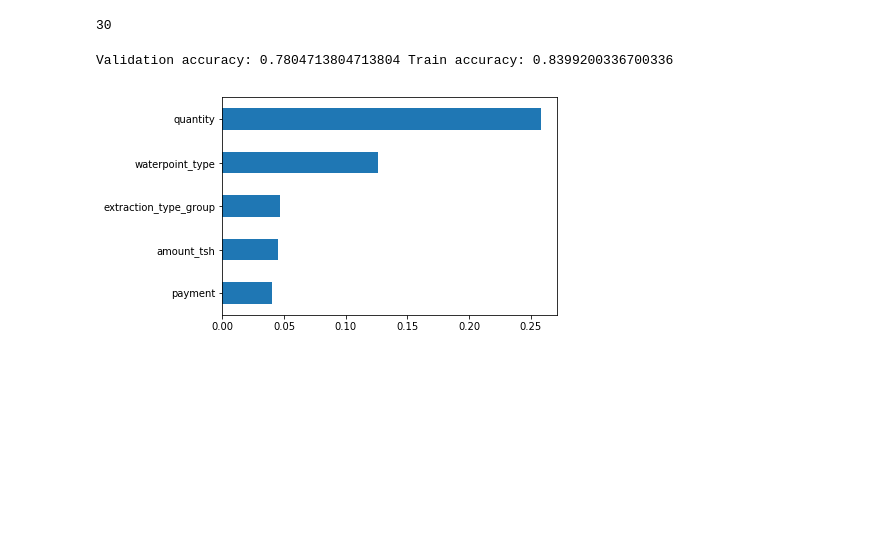
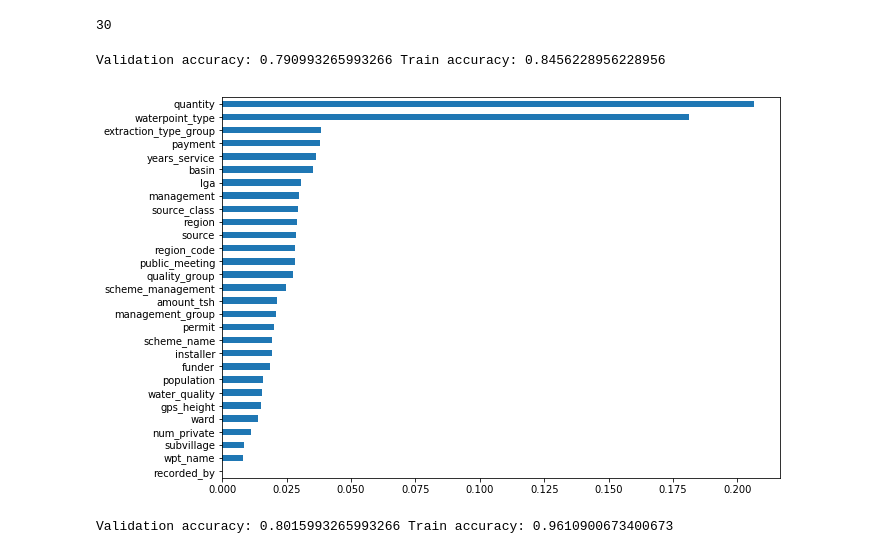
Before and after one commit to bkrant/DS3-Predictive-Modeling-Challenge, a Jupyter notebook: WaterPump_Kaggle.ipynb, the cells around one changed output. Drawn from its saved outputs; the diff is of its cells as text; code cells hidden in the pictures; blank space fills up the shorter version.

```diff
--- a/WaterPump_Kaggle.ipynb
+++ b/WaterPump_Kaggle.ipynb
@@ -19,3 +85,8 @@ df_train_features = pd.read_csv('train_features.csv')
+# %%
+from sklearn.model_selection import train_test_split
+X = df.drop(columns=['status_group'])
+y = df['status_group']
+X_train, X_val, y_train, y_val = train_test_split(X, y, stratify=y, random_state=42, train_size=0.8)
 # %%
 all(df_train_features['source_type']==df_train_features['source']), all(test_features['source_type']==test_features['source'])
 # %% [output]
@@ -323,7 +355,3 @@ def train_validation_test_split(X, y, train_size=0.8, val_size=0.1, test_size=0.
-# %%
-X = df.drop(columns=['status_group'])
-y = df['status_group']
-X_train, X_val, X_test, y_train, y_val, y_test = train_validation_test_split(X, y, train_size=0.8, val_size=0.1, test_size=0.1)
 # %%
 df.status_group.value_counts(normalize=True)
 # %% [output]
@@ -397,12 +425,26 @@ len(X_train.columns)
 pipe = make_pipeline(
     ce.OrdinalEncoder(),
     SimpleImputer(),
-    XGBClassifier(n_jobs=-1, class_weight=None, n_estimators=150, max_depth=7, verbose=10)
+    XGBClassifier(n_jobs=-1, class_weight=None, n_estimators=150, max_depth=7, verbose=10, random_state=42)
 )
 
 pipe.fit(X_train, y_train)
-print('Validation accuracy:' ,pipe.score(X_val, y_val), 'Train accuracy:', pipe.score(X_train, y_train))
-pd.Series(pipe.named_steps.xgbclassifier.feature_importances_, X_train.columns).sort_values(ascending=True).tail().plot(kind='barh');
+print('Validation accuracy:', pipe.score(X_val, y_val), 'Train accuracy:', pipe.score(X_train, y_train))
 # %% [output]
-Validation accuracy: 0.7804713804713804 Train accuracy: 0.8399200336700336
+Validation accuracy: 0.790993265993266 Train accuracy: 0.8456228956228956
-[figure, removed]
+# %%
+plt.figure(figsize=(10,7))
+pd.Series(pipe.named_steps.xgbclassifier.feature_importances_, X_train.columns).sort_values(ascending=True).tail(100).plot(kind='barh');
+# %% [output]
+[figure, added]
+# %%
+pipe = make_pipeline(
+    ce.OrdinalEncoder(),
+    SimpleImputer(),
+    RandomForestClassifier(n_jobs=-1, class_weight=None, n_estimators=100, max_depth=20, random_state=42)
+)
+
+pipe.fit(X_train, y_train)
+print('Validation accuracy:', pipe.score(X_val, y_val), 'Train accuracy:', pipe.score(X_train, y_train))
+# %% [output]
+Validation accuracy: 0.8015993265993266 Train accuracy: 0.9610900673400673
```
Also changed, not shown: parts of 34 cells of this notebook.
